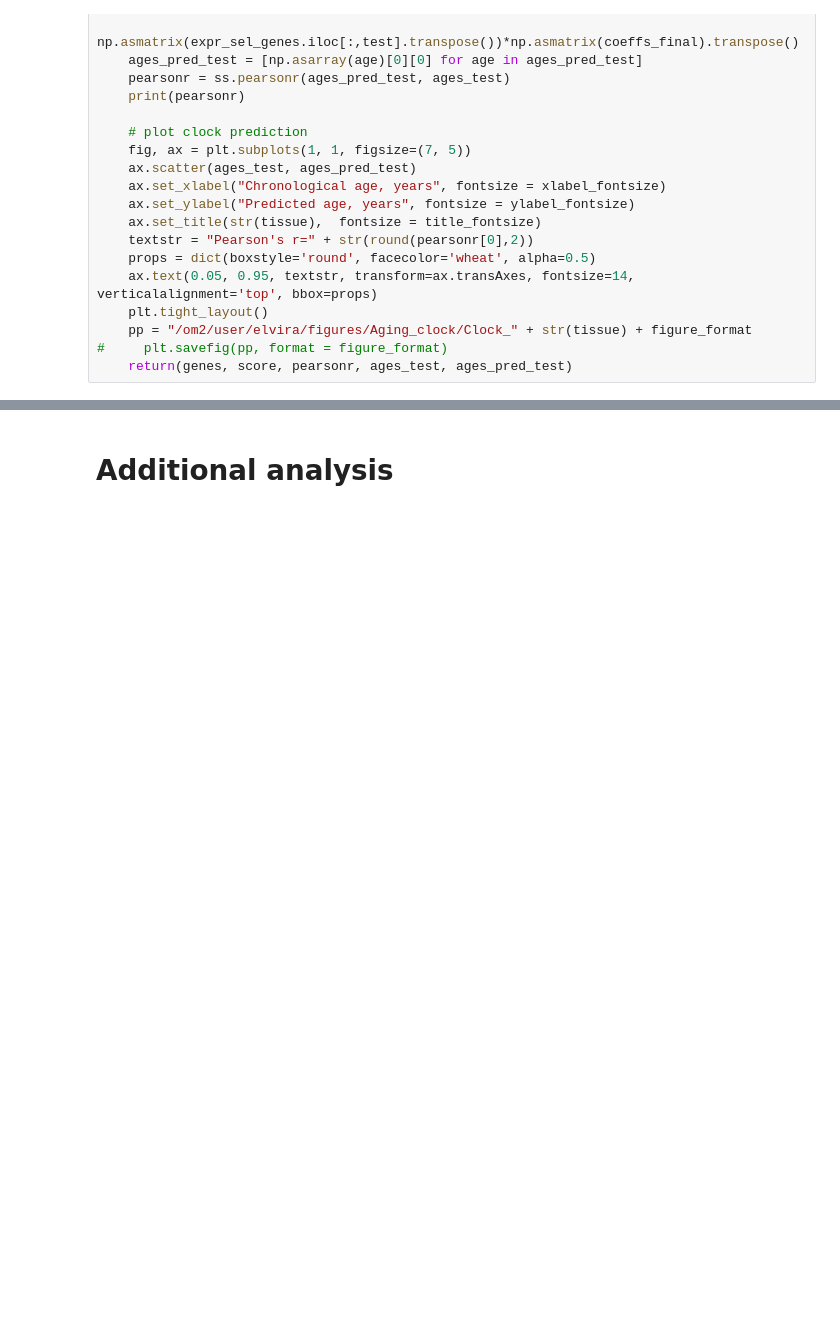
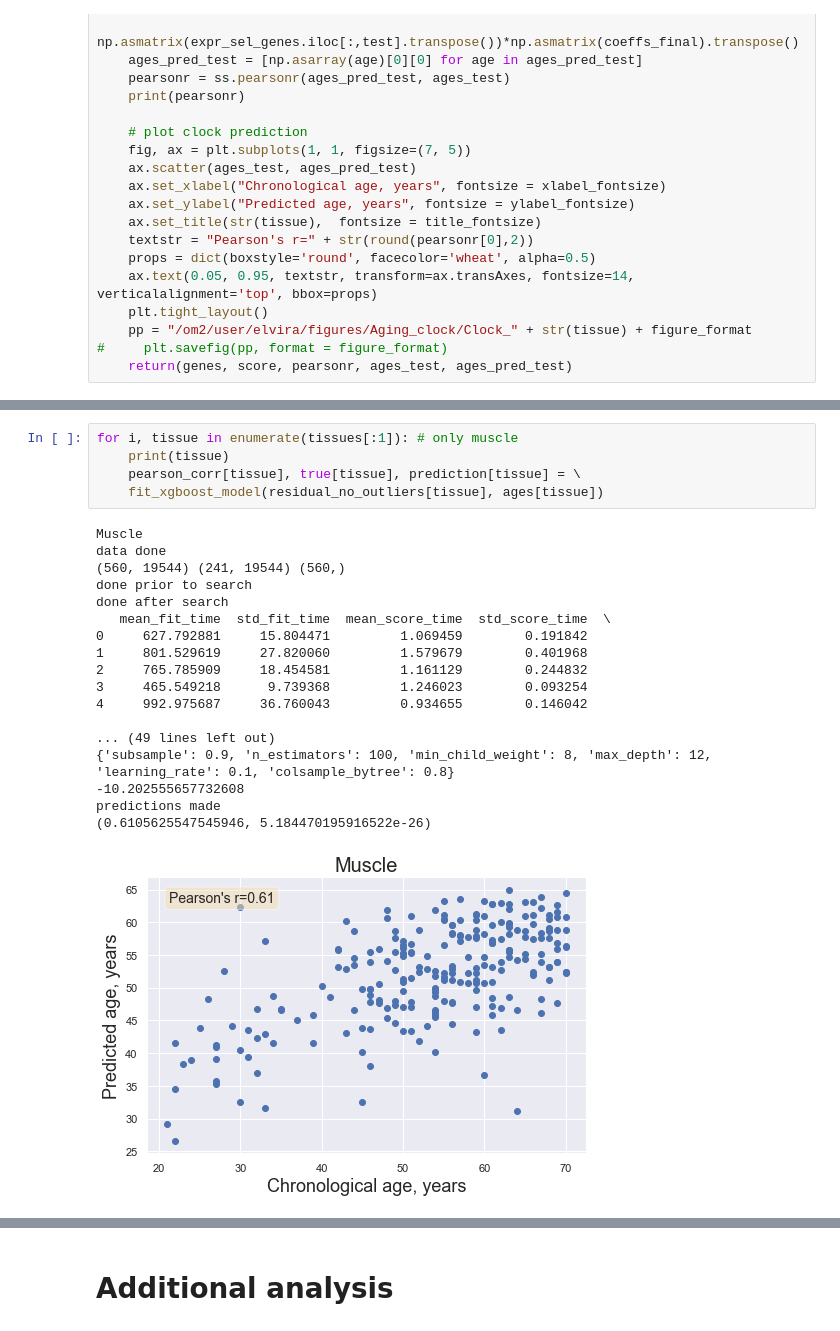
Before and after one commit to mdlu/aging-clock, a Jupyter notebook: GTEx_clock.ipynb, the cells around one changed output, grey strips where cells are left out. Saved outputs shown, nothing was run; the diff lists cells and outputs as text; blank space fills up the shorter version.

```diff
--- a/GTEx_clock.ipynb
+++ b/GTEx_clock.ipynb
@@ -556,0 +573,24 @@ TypeError: object of type 'NoneType' has no len()
+# %%
+for i, tissue in enumerate(tissues[:1]): # only muscle
+    print(tissue)
+    pearson_corr[tissue], true[tissue], prediction[tissue] = \
+    fit_xgboost_model(residual_no_outliers[tissue], ages[tissue])
+# %% [output]
+Muscle
+data done
+(560, 19544) (241, 19544) (560,)
+done prior to search
+done after search
+   mean_fit_time  std_fit_time  mean_score_time  std_score_time  \
+0     627.792881     15.804471         1.069459        0.191842
+1     801.529619     27.820060         1.579679        0.401968
+2     765.785909     18.454581         1.161129        0.244832
+3     465.549218      9.739368         1.246023        0.093254
+4     992.975687     36.760043         0.934655        0.146042
+
+... (49 lines left out)
+{'subsample': 0.9, 'n_estimators': 100, 'min_child_weight': 8, 'max_depth': 12, 'learning_rate': 0.1, 'colsample_bytree': 0.8}
+-10.202555657732608
+predictions made
+(0.6105625547545946, 5.184470195916522e-26)
+[figure, added]
```
Also changed, not shown: parts of 8 cells of this notebook.
